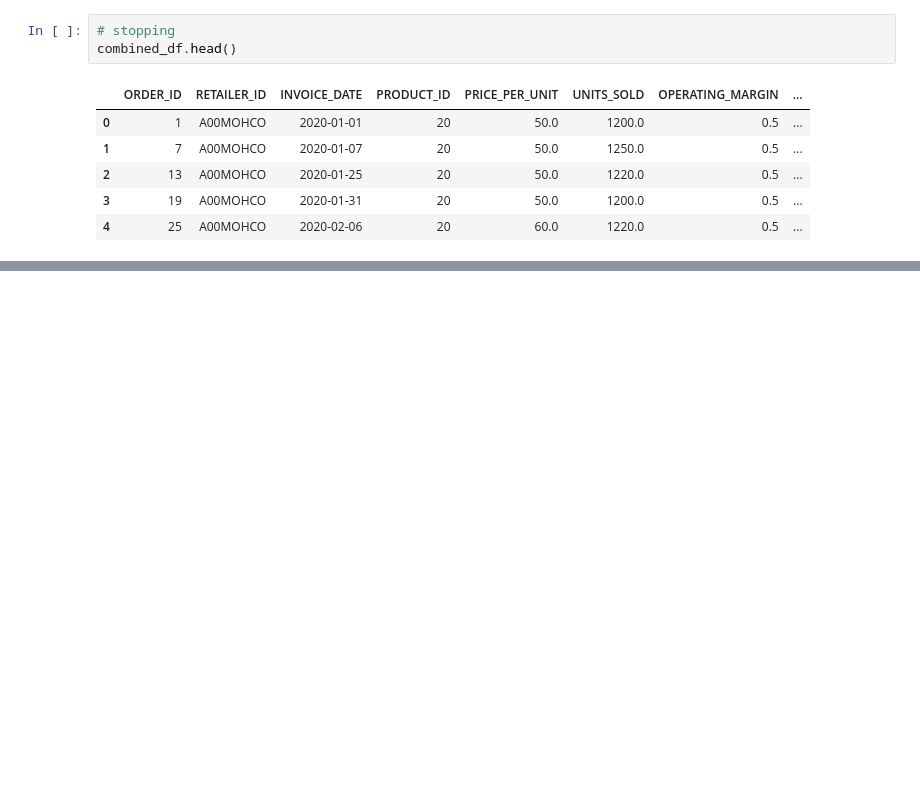
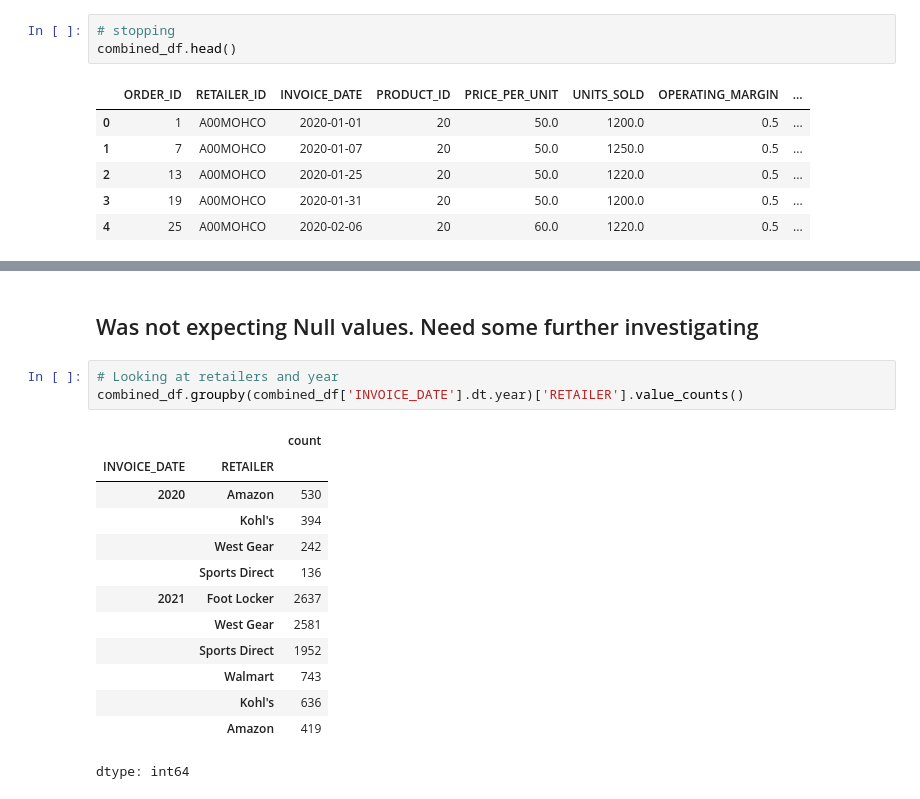
Before and after one commit to Cory-Suhr/rush-sales-analysis-final-project, a Jupyter notebook: rush_sales_analysis.ipynb, the cells around one changed output, grey strips where cells are left out. Cells and saved outputs as stored; diff of their text form; blank space fills up the shorter version.

Commit message:
Added some additional investigating of the data for insights

```diff
--- a/rush_sales_analysis.ipynb
+++ b/rush_sales_analysis.ipynb
@@ -639,0 +659,19 @@ combined_df.head()
+# %% [markdown]
+## Was not expecting Null values. Need some further investigating
+# %%
+# Looking at retailers and year
+combined_df.groupby(combined_df['INVOICE_DATE'].dt.year)['RETAILER'].value_counts()
+# %% [output]
+|  |  | count |
+| INVOICE_DATE | RETAILER |  |
+| 2020 | Amazon | 530 |
+|  | Kohl's | 394 |
+|  | West Gear | 242 |
+|  | Sports Direct | 136 |
+| 2021 | Foot Locker | 2637 |
+|  | West Gear | 2581 |
+|  | Sports Direct | 1952 |
+|  | Walmart | 743 |
+|  | Kohl's | 636 |
+|  | Amazon | 419 |
+dtype: int64
```
Also changed, not shown: parts of 20 cells of this notebook.
